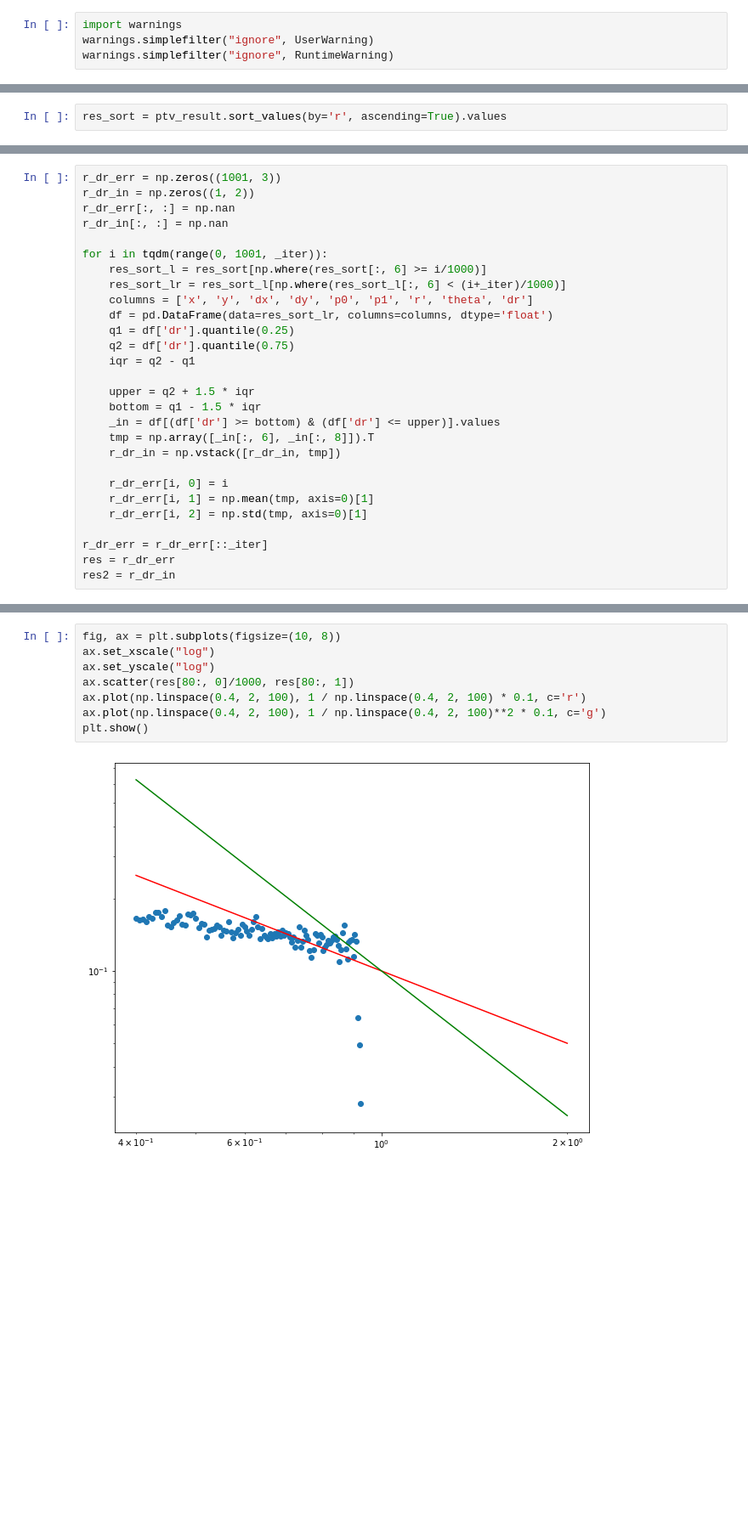
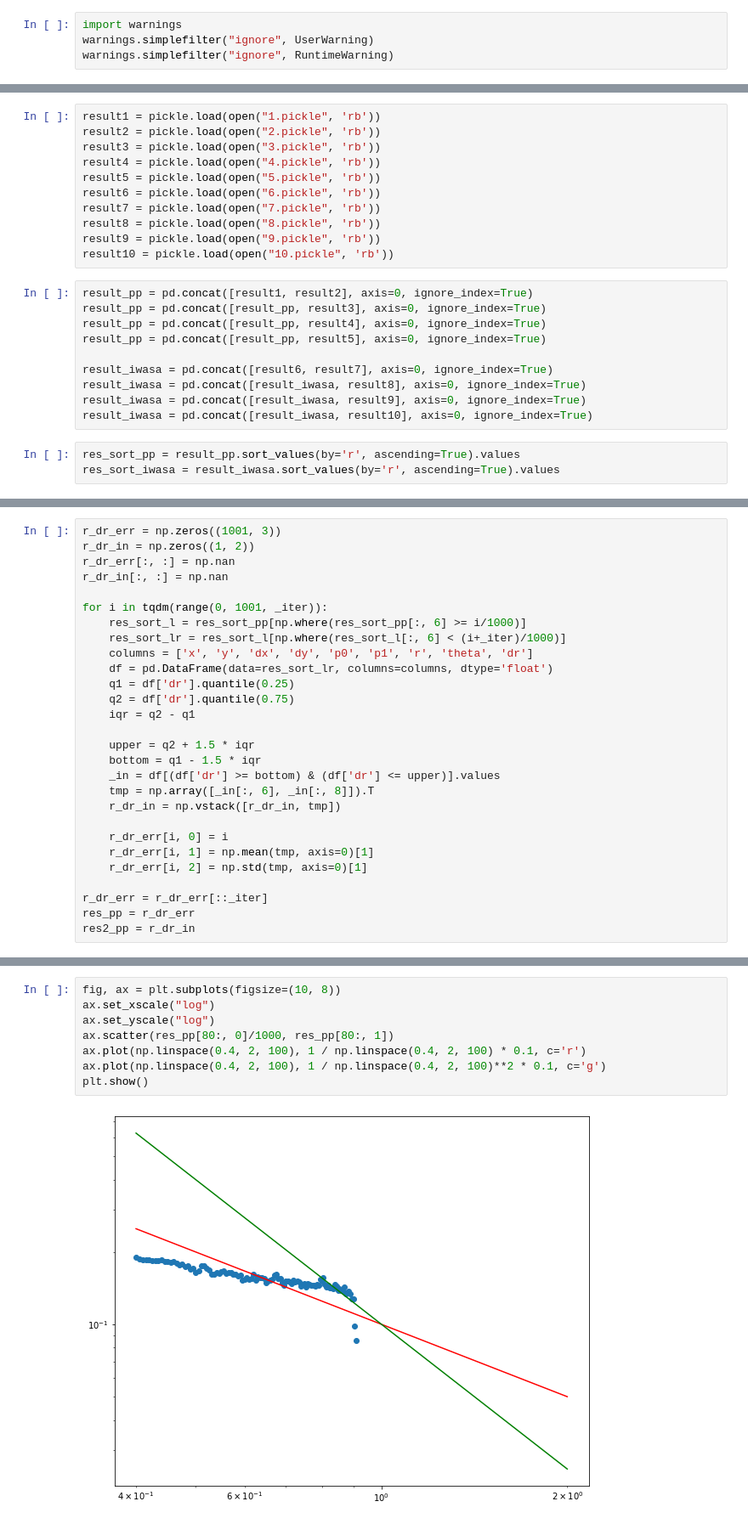
Before and after one commit to wakky927/master-pool, a Jupyter notebook: gopro/post2.ipynb, the cells around one changed output, grey strips where cells are left out. Shown: that part at 85% size. Drawn from its saved outputs; the diff is of its cells as text; blank space fills up the shorter version.

```diff
--- a/gopro/post2.ipynb
+++ b/gopro/post2.ipynb
@@ -76,2 +12,24 @@ plt.show()
+# %%
+result1 = pickle.load(open("1.pickle", 'rb'))
+result2 = pickle.load(open("2.pickle", 'rb'))
+result3 = pickle.load(open("3.pickle", 'rb'))
+result4 = pickle.load(open("4.pickle", 'rb'))
+result5 = pickle.load(open("5.pickle", 'rb'))
+result6 = pickle.load(open("6.pickle", 'rb'))
+result7 = pickle.load(open("7.pickle", 'rb'))
+result8 = pickle.load(open("8.pickle", 'rb'))
+result9 = pickle.load(open("9.pickle", 'rb'))
+result10 = pickle.load(open("10.pickle", 'rb'))
+# %%
+result_pp = pd.concat([result1, result2], axis=0, ignore_index=True)
+result_pp = pd.concat([result_pp, result3], axis=0, ignore_index=True)
+result_pp = pd.concat([result_pp, result4], axis=0, ignore_index=True)
+result_pp = pd.concat([result_pp, result5], axis=0, ignore_index=True)
+
+result_iwasa = pd.concat([result6, result7], axis=0, ignore_index=True)
+result_iwasa = pd.concat([result_iwasa, result8], axis=0, ignore_index=True)
+result_iwasa = pd.concat([result_iwasa, result9], axis=0, ignore_index=True)
+result_iwasa = pd.concat([result_iwasa, result10], axis=0, ignore_index=True)
 # %%
-res_sort = ptv_result.sort_values(by='r', ascending=True).values
+res_sort_pp = result_pp.sort_values(by='r', ascending=True).values
+res_sort_iwasa = result_iwasa.sort_values(by='r', ascending=True).values
@@ -86,7 +46,7 @@ r_dr_err[:, :] = np.nan
 r_dr_in[:, :] = np.nan
 
 for i in tqdm(range(0, 1001, _iter)):
-    res_sort_l = res_sort[np.where(res_sort[:, 6] >= i/1000)]
+    res_sort_l = res_sort_pp[np.where(res_sort_pp[:, 6] >= i/1000)]
     res_sort_lr = res_sort_l[np.where(res_sort_l[:, 6] < (i+_iter)/1000)]
     columns = ['x', 'y', 'dx', 'dy', 'p0', 'p1', 'r', 'theta', 'dr']
     df = pd.DataFrame(data=res_sort_lr, columns=columns, dtype='float')
@@ -105,5 +65,5 @@ for i in tqdm(range(0, 1001, _iter)):
     r_dr_err[i, 2] = np.std(tmp, axis=0)[1]
 
 r_dr_err = r_dr_err[::_iter]
-res = r_dr_err
-res2 = r_dr_in
+res_pp = r_dr_err
+res2_pp = r_dr_in
@@ -119,10 +113,10 @@ plt.show()
 # %%
 fig, ax = plt.subplots(figsize=(10, 8))
 ax.set_xscale("log")
 ax.set_yscale("log")
-ax.scatter(res[80:, 0]/1000, res[80:, 1])
+ax.scatter(res_pp[80:, 0]/1000, res_pp[80:, 1])
 ax.plot(np.linspace(0.4, 2, 100), 1 / np.linspace(0.4, 2, 100) * 0.1, c='r')
 ax.plot(np.linspace(0.4, 2, 100), 1 / np.linspace(0.4, 2, 100)**2 * 0.1, c='g')
 plt.show()
 # %% [output]
-[figure, old version]
+[figure, new version]
```
Also changed, not shown: parts of 18 cells of this notebook.
